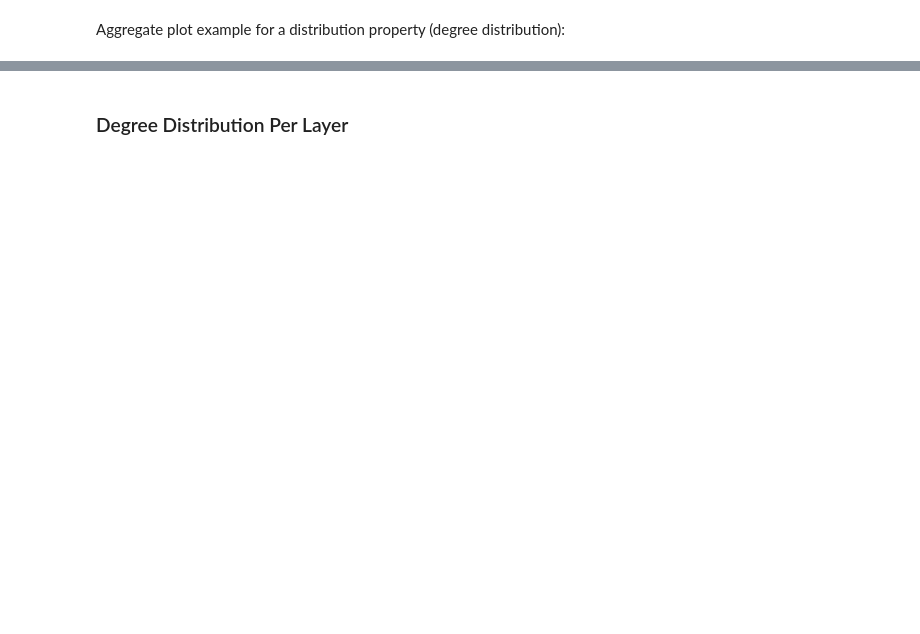
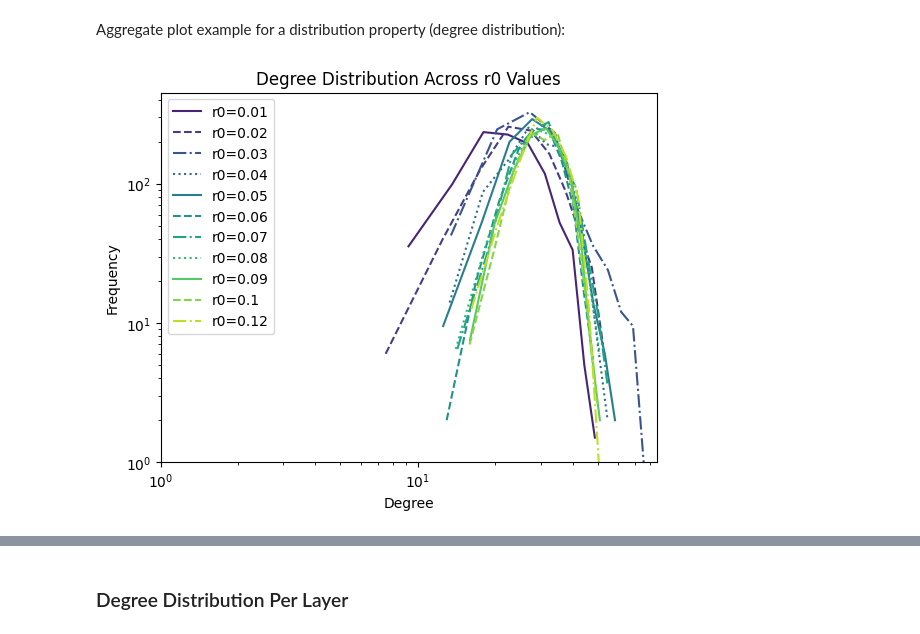
Before and after one commit to IrinaMonaEpure/MARS, a Jupyter notebook: notebooks/batch_experiment.ipynb, the cells around one changed output, grey strips where cells are left out. Cells and saved outputs as stored; diff of their text form; code cells hidden in the pictures; blank space fills up the shorter version.

```diff
--- a/notebooks/batch_experiment.ipynb
+++ b/notebooks/batch_experiment.ipynb
@@ -112,31 +129,33 @@ fig = plt.figure()
 
 for i, r0 in enumerate(r0s):
     deg_dist = results[r0][PropertyEnum.DEGREE_DISTRIBUTION][0]
-    std_devs = results[r0][PropertyEnum.AVERAGE_DEGREE][1]
+    std_devs = results[r0][PropertyEnum.DEGREE_DISTRIBUTION][1]
 
     k = deg_dist[:, 0]
     freq = deg_dist[:, 1]
 
     freqs, bin_edges = np.histogram(k, weights=freq)
     bin_mids = 0.5 * (bin_edges[:-1] + bin_edges[1:])
 
     plt.plot(
         bin_mids,
         freqs,
         color=colors[i],
         linestyle=linestyles[i % len(linestyles)],
         label=f"r0={r0}"
     )
 
 plt.title("Degree Distribution Across r0 Values")
 plt.xlabel("Degree")
 plt.ylabel("Frequency")
 plt.xscale("log")
 plt.yscale("log")
 plt.xlim(1, plt.xlim()[1])
 plt.ylim(1, plt.ylim()[1])
 plt.legend()
 
 # Save in "plots" folder of the batch experiment directory
 plt.savefig(paths["plots"] / "degree_distribution_by_r_0.png", bbox_inches="tight")
 plt.show()
+# %% [output]
+[figure, added]
```
Also changed, not shown: parts of 8 cells of this notebook.
